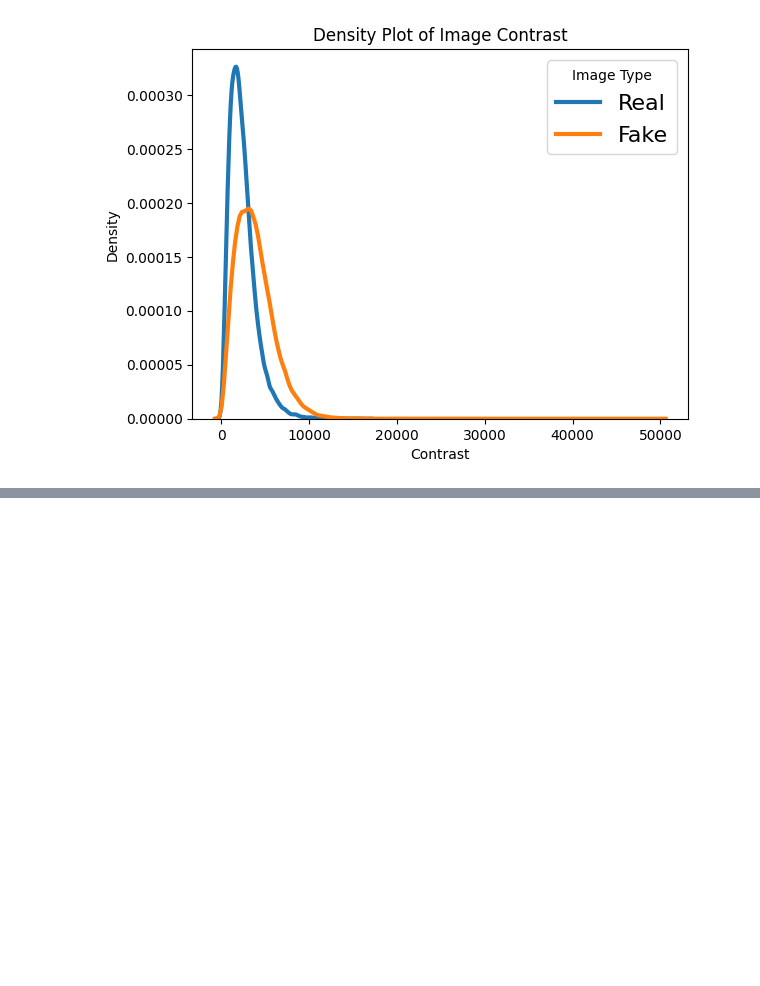
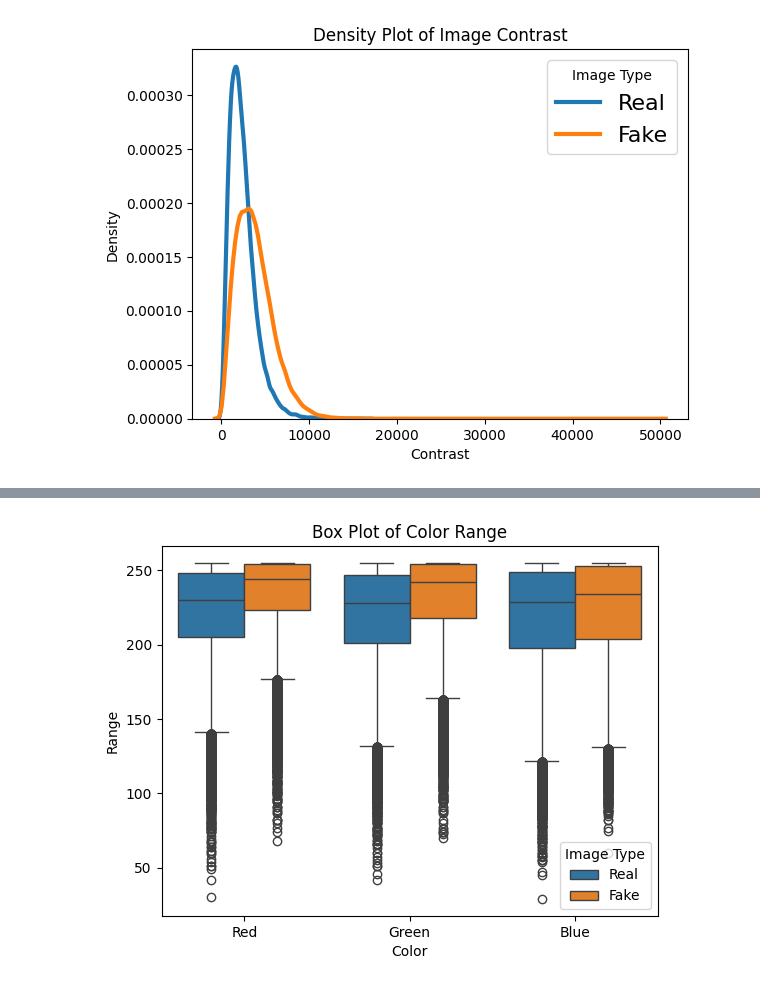
Before and after one commit to Hugogales/AI_image_classifier, a Jupyter notebook: analysis.ipynb, the cells around one changed output, grey strips where cells are left out. Cells and saved outputs as stored; diff of their text form; code cells hidden in the pictures; blank space fills up the shorter version.

```diff
--- a/analysis.ipynb
+++ b/analysis.ipynb
@@ -126,0 +161,18 @@ P value: 0.0
+# %%
+def get_color_range(image_path):
+    image = cv2.imread(image_path)
+    blue, green, red = cv2.split(image)
+    return np.ptp(red), np.ptp(green), np.ptp(blue)
+
+real_color_range = [get_color_range(image) for image in tqdm(real_images)]
+fake_color_range = [get_color_range(image) for image in tqdm(fake_images)]
+
+# Calculate the average color range for real and fake images
+real_color_range_avg = np.mean([np.mean(ranges) for ranges in real_color_range])
+fake_color_range_avg = np.mean([np.mean(ranges) for ranges in fake_color_range])
+
+# Perform a two-sample t-test
+t_stat, p_value = stats.ttest_ind([np.mean(ranges) for ranges in real_color_range], [np.mean(ranges) for ranges in fake_color_range])
+
+print("T statistic:", t_stat)
+print("P value:", p_value)
@@ -219,0 +288,19 @@ https://gist.github.com/mwaskom/de44147ed2974457ad6372750bbe5751
+# %%
+import pandas as pd
+
+# Prepare data for boxplot
+data = []
+for ranges, label in zip([real_color_range, fake_color_range], ['Real', 'Fake']):
+    for color, color_name in zip(zip(*ranges), ['Red', 'Green', 'Blue']):
+        for value in color:
+            data.append([label, color_name, value])
+
+df = pd.DataFrame(data, columns=['Image Type', 'Color', 'Range'])
+
+# Create boxplot
+sns.boxplot(x='Color', y='Range', hue='Image Type', data=df)
+
+plt.title('Box Plot of Color Range')
+plt.show()
+# %% [output]
+[figure, added]
```
Also changed, not shown: parts of 4 cells of this notebook.
